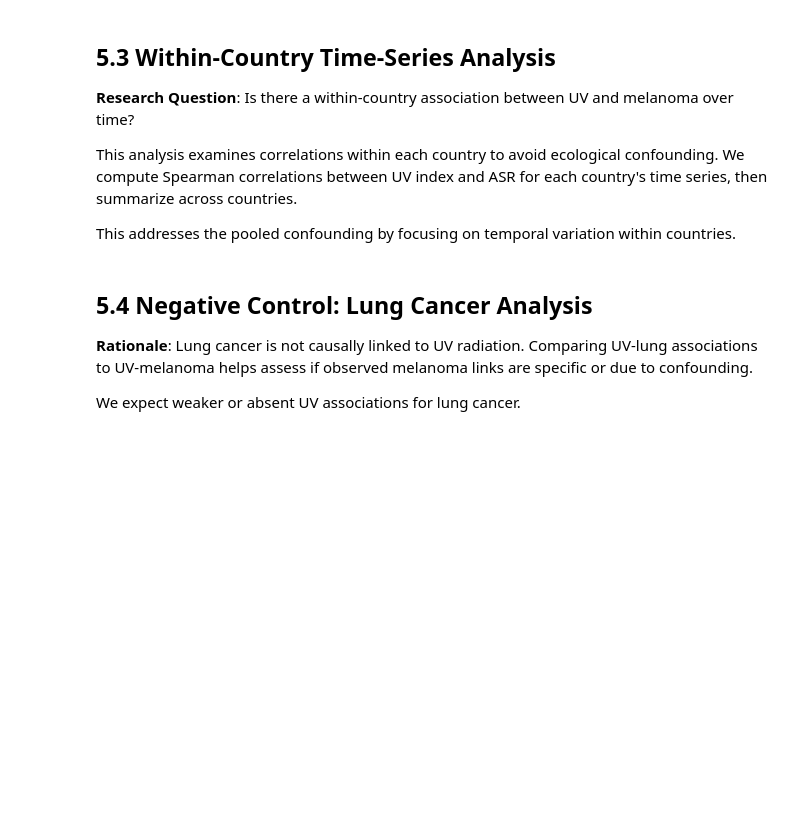
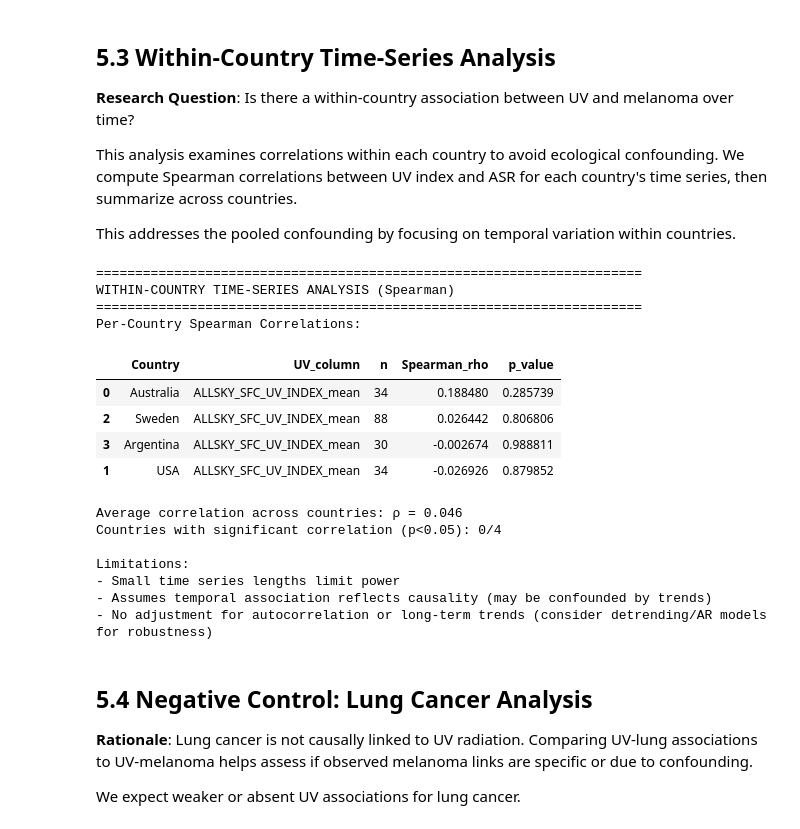
Before and after one commit to mohaneddz/Project-UV, a Jupyter notebook: countries-uv.ipynb, the cells around one changed output. Saved outputs shown, nothing was run; the diff lists cells and outputs as text; code cells hidden in the pictures; blank space fills up the shorter version.

Commit message:
- dumb shitty fuckass model

```diff
--- a/countries-uv.ipynb
+++ b/countries-uv.ipynb
@@ -1569,34 +1573,73 @@ This analysis examines correlations within each country to avoid ecological conf
 This addresses the pooled confounding by focusing on temporal variation within countries.
 # %%
 print("=" * 70)
-print("WITHIN-COUNTRY TIME-SERIES ANALYSIS")
+print("WITHIN-COUNTRY TIME-SERIES ANALYSIS (Spearman)")
 print("=" * 70)
 
-# Compute per-country correlations
+uv_candidates = ['ALLSKY_SFC_UV_INDEX_mean', 'ALLSKY_SFC_UV_INDEX', 'ALLSKY_SFC_UV_INDEX_median']
 country_correlations = []
-for country in df_merged_countries.keys():
-    df = df_merged_countries[country][['ASR (World)', 'ALLSKY_SFC_UV_INDEX']].dropna()
-    if len(df) > 5:  # minimum for correlation
-        rho, p = spearmanr(df['ALLSKY_SFC_UV_INDEX'], df['ASR (World)'])
-        country_correlations.append({'Country': country, 'n': len(df), 'Spearman_rho': rho, 'p_value': p})
-    else:
-        print(f"Skipping {country}: insufficient data (n={len(df)})")
+skipped = []
 
-correlations_df = pd.DataFrame(country_correlations)
+for country, df in df_merged_countries.items():
+    # choose available UV column (prefer yearly mean)
+    uv_col = next((c for c in uv_candidates if c in df.columns), None)
+    if uv_col is None:
+        skipped.append((country, "No yearly UV column found"))
+        continue
+
+    sub = df[['ASR (World)', uv_col]].dropna()
+    if len(sub) <= 5:
+        skipped.append((country, f"Insufficient data (n={len(sub)})"))
+        continue
+
+    # compute Spearman (handle possible constant series)
+    rho, p = spearmanr(sub[uv_col], sub['ASR (World)'])
+    country_correlations.append({
+        'Country': country,
+        'UV_column': uv_col,
+        'n': len(sub),
+        'Spearman_rho': float(rho) if not np.isnan(rho) else np.nan,
+        'p_value': float(p) if not np.isnan(p) else np.nan
+    })
+
+correlations_df = pd.DataFrame(country_correlations).sort_values('Spearman_rho', ascending=False)
 print("Per-Country Spearman Correlations:")
 display(correlations_df)
 
-# Summary
 if not correlations_df.empty:
     mean_rho = correlations_df['Spearman_rho'].mean()
+    significant = (correlations_df['p_value'] < 0.05).sum()
     print(f"\nAverage correlation across countries: ρ = {mean_rho:.3f}")
-    significant = (correlations_df['p_value'] < 0.05).sum()
-    print(f"Countries with significant correlation (p<0.05): {significant}/{len(correlations_df)}")
+    print(f"Countries with significant correlation (p<0.05): {int(significant)}/{len(correlations_df)}")
+else:
+    print("\nNo within-country correlations computed (no countries with sufficient data).")
+
+if skipped:
+    print("\nSkipped countries:")
+    for c, reason in skipped:
+        print(f" - {c}: {reason}")
 
 print("\nLimitations:")
 print("- Small time series lengths limit power")
 print("- Assumes temporal association reflects causality (may be confounded by trends)")
-print("- No adjustment for autocorrelation or trends")
+print("- No adjustment for autocorrelation or long-term trends (consider detrending/AR models for robustness)")
+# %% [output]
+======================================================================
+WITHIN-COUNTRY TIME-SERIES ANALYSIS (Spearman)
+======================================================================
+Per-Country Spearman Correlations:
+|  | Country | UV_column | n | Spearman_rho | p_value |
+| 0 | Australia | ALLSKY_SFC_UV_INDEX_mean | 34 | 0.188480 | 0.285739 |
+| 2 | Sweden | ALLSKY_SFC_UV_INDEX_mean | 88 | 0.026442 | 0.806806 |
+| 3 | Argentina | ALLSKY_SFC_UV_INDEX_mean | 30 | -0.002674 | 0.988811 |
+| 1 | USA | ALLSKY_SFC_UV_INDEX_mean | 34 | -0.026926 | 0.879852 |
+Average correlation across countries: ρ = 0.046
+Countries with significant correlation (p<0.05): 0/4
+
+Limitations:
+- Small time series lengths limit power
+- Assumes temporal association reflects causality (may be confounded by trends)
+- No adjustment for autocorrelation or long-term trends (consider detrending/AR models for robustness)
 # %% [markdown]
 ## 5.4 Negative Control: Lung Cancer Analysis
 
```
Also changed, not shown: parts of 7 cells of this notebook, 2 other files.
